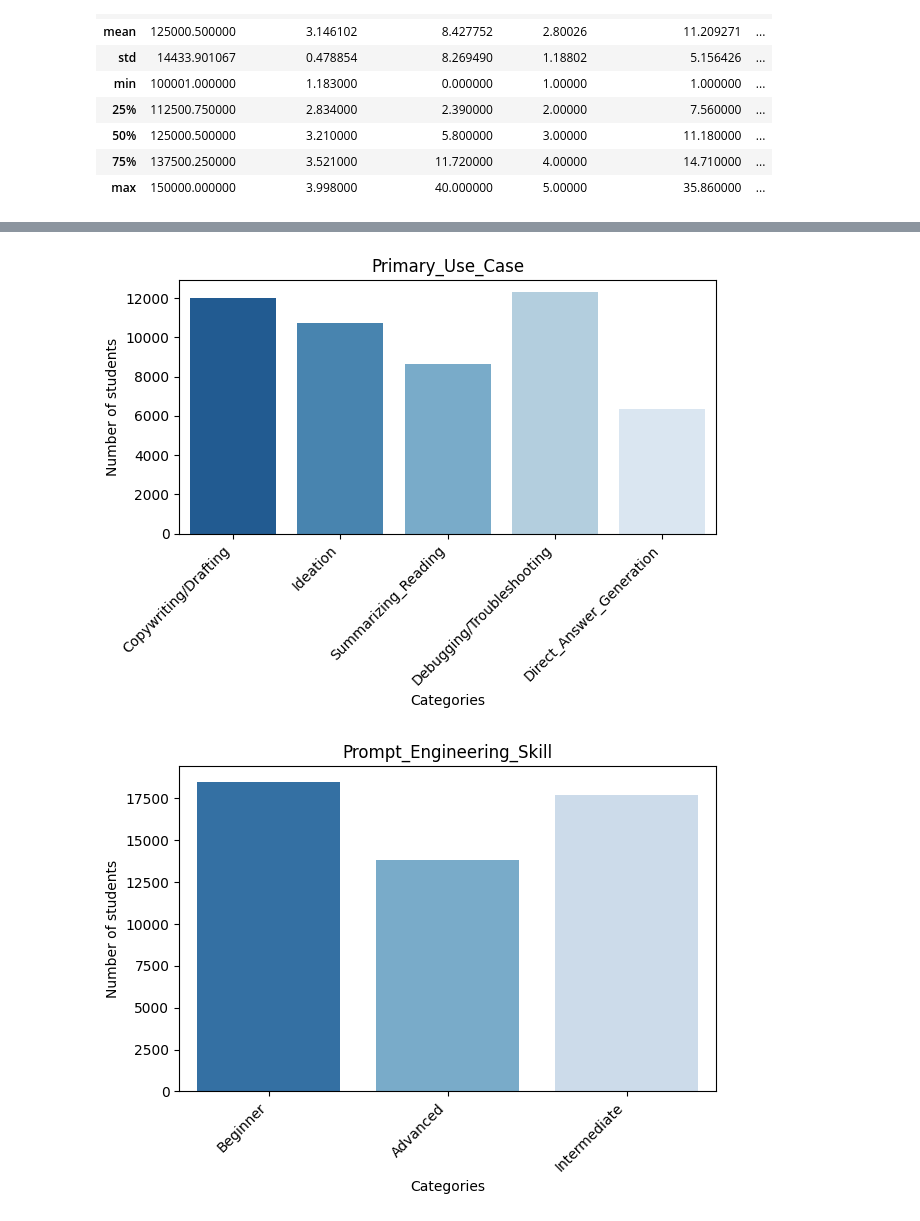
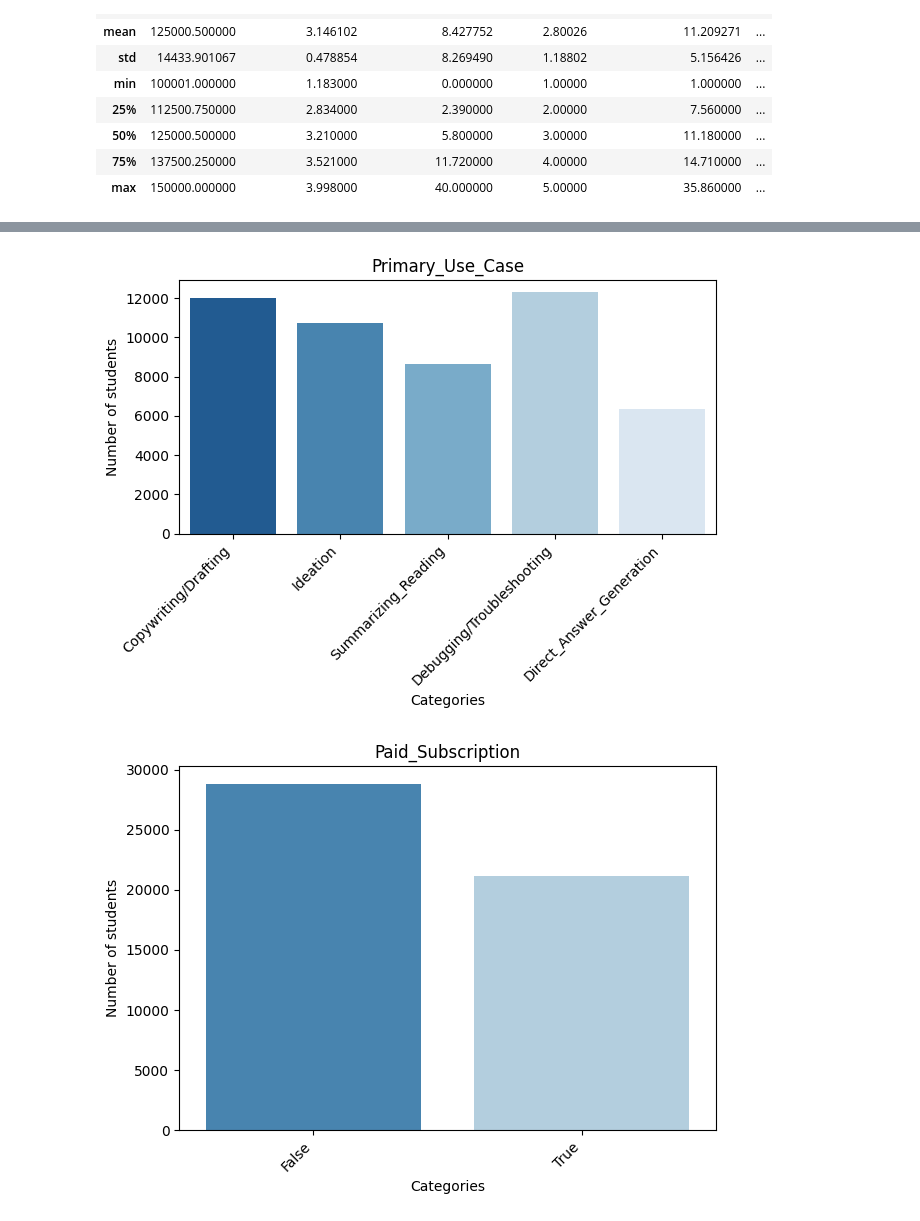
Before and after one commit to vdnfgg/PMN-26L_Projekt, a Jupyter notebook: analiza_danych.ipynb, the cells around one changed output, grey strips where cells are left out. Cells and saved outputs as stored; diff of their text form; code cells hidden in the pictures.

```diff
--- a/analiza_danych.ipynb
+++ b/analiza_danych.ipynb
@@ -101,25 +101,25 @@ df.describe()
 | 75% | 137500.250000 | 3.521000 | 11.720000 | 4.00000 | 14.710000 | ... |
 | max | 150000.000000 | 3.998000 | 40.000000 | 5.00000 | 35.860000 | ... |
 # %%
-# Ilustracja danych - które są tekstem
-def data_illustration(df):
-    column_names= ["Major_Category", "Year_of_Study", "Primary_Use_Case",
+# Ilustracja danych - które są tekstem lub boolem
+def data_illustration1(df):
+    column_names= ["Major_Category", "Year_of_Study", "Primary_Use_Case","Paid_Subscription",
                     "Prompt_Engineering_Skill", "Institutional_Policy", "Burnout_Risk_Level"]
     for column in column_names:
         sns.countplot(x=column, data=df, hue=column, palette="Blues_r", legend=False)
 
         plt.title(column)
         plt.xlabel("Categories")
         plt.xticks(rotation=45, ha='right')
 
         plt.ylabel("Number of students")
         plt.tight_layout()
         plt.show()
 
 
-data_illustration(df)
+data_illustration1(df)
 # %% [output]
 [figure]
 [figure]
 [figure]
-[figure, old version]
+[figure, new version]
```
Also changed, not shown: parts of 5 cells of this notebook.
